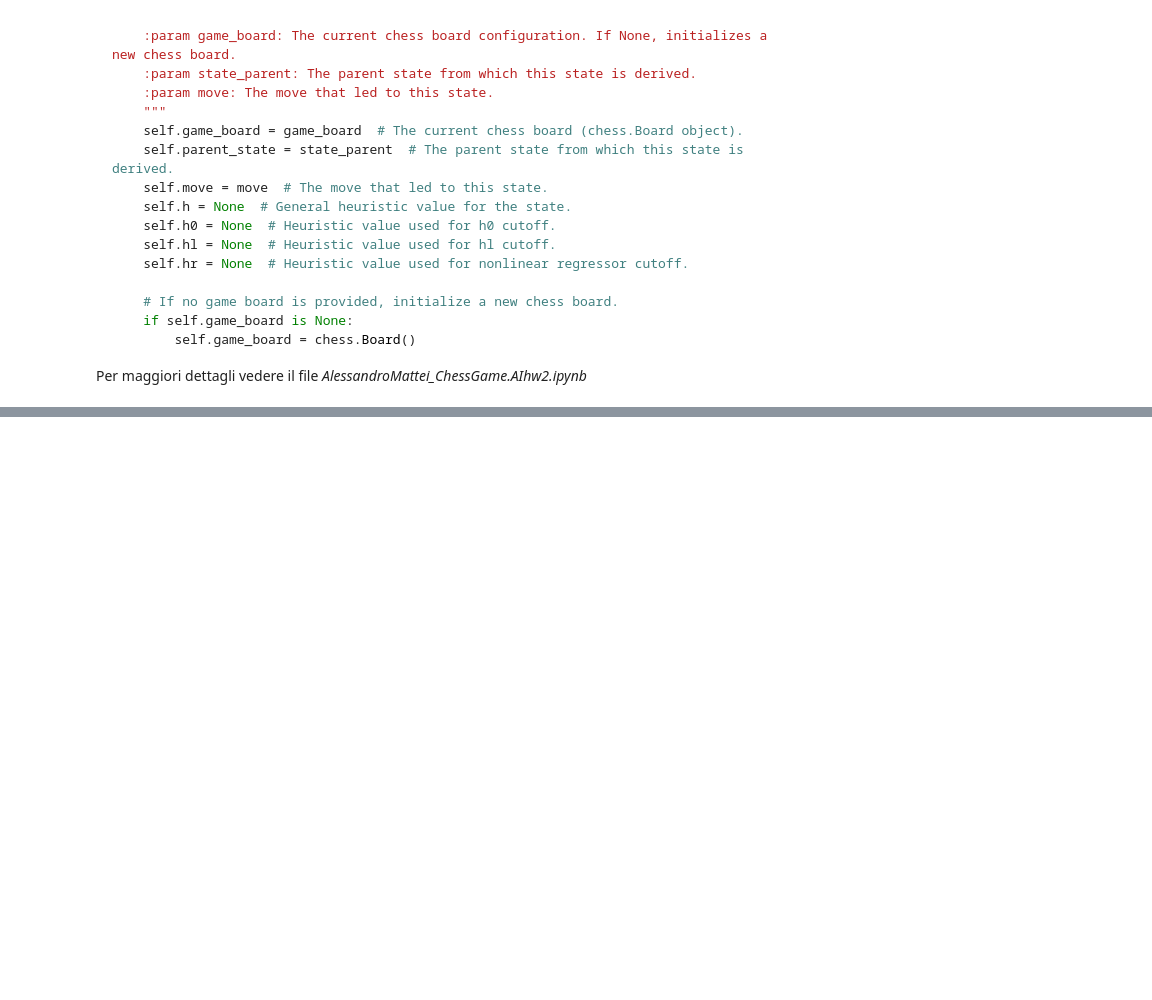
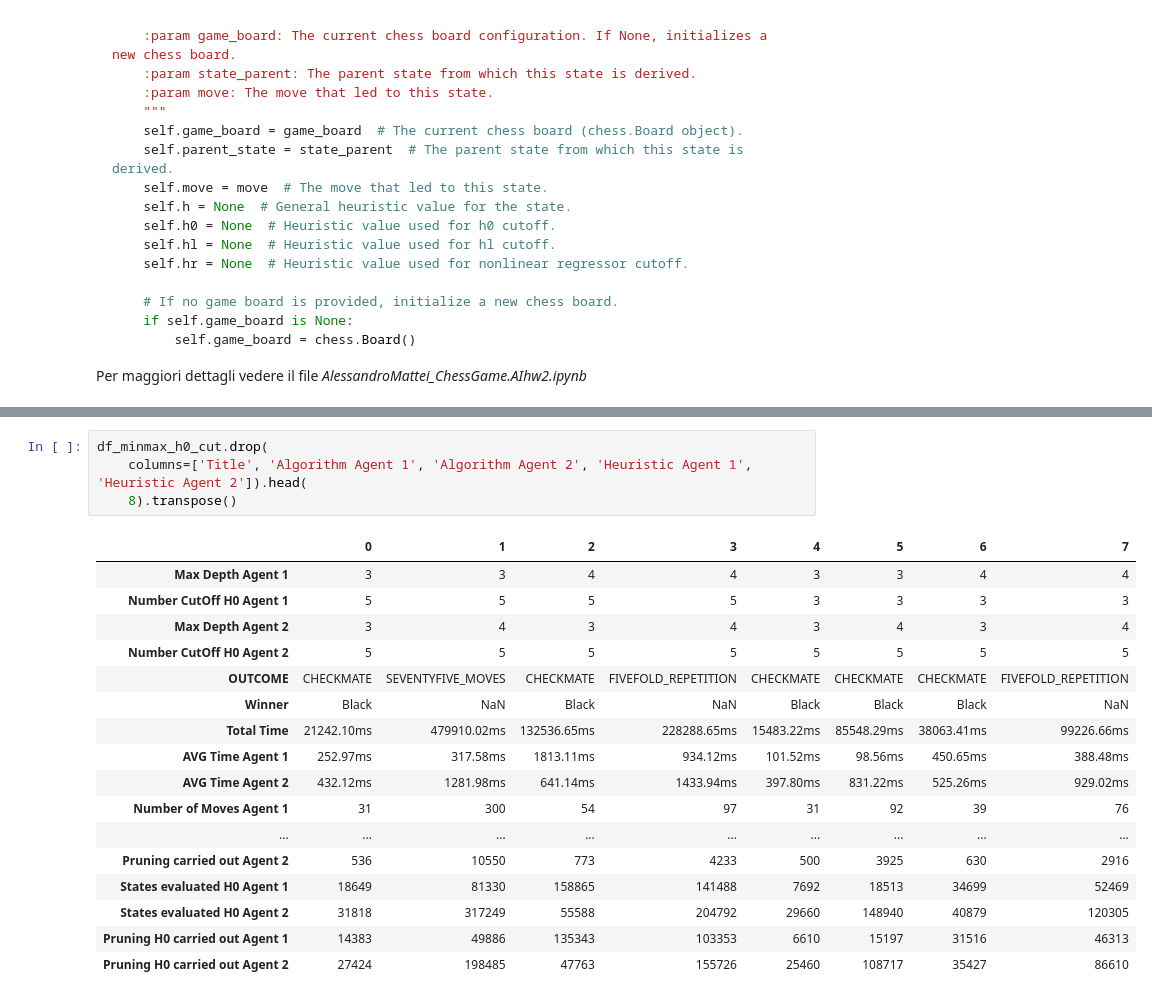
Before and after one commit to Alemato/ai_homeworks, a Jupyter notebook: homework2/AlessandroMattei_Report_IT.AIhw2.ipynb, the cells around one changed output, grey strips where cells are left out. Drawn from its saved outputs; the diff is of its cells as text; blank space fills up the shorter version.

```diff
--- a/homework2/AlessandroMattei_Report_IT.AIhw2.ipynb
+++ b/homework2/AlessandroMattei_Report_IT.AIhw2.ipynb
@@ -945,0 +999,22 @@ I test sono stati effettuati su un mini-pc con le seguenti caratteristiche:
+# %%
+df_minmax_h0_cut.drop(
+    columns=['Title', 'Algorithm Agent 1', 'Algorithm Agent 2', 'Heuristic Agent 1', 'Heuristic Agent 2']).head(
+    8).transpose()
+# %% [output]
+|  | 0 | 1 | 2 | 3 | 4 | 5 | 6 | 7 |
+| Max Depth Agent 1 | 3 | 3 | 4 | 4 | 3 | 3 | 4 | 4 |
+| Number CutOff H0 Agent 1 | 5 | 5 | 5 | 5 | 3 | 3 | 3 | 3 |
+| Max Depth Agent 2 | 3 | 4 | 3 | 4 | 3 | 4 | 3 | 4 |
+| Number CutOff H0 Agent 2 | 5 | 5 | 5 | 5 | 5 | 5 | 5 | 5 |
+| OUTCOME | CHECKMATE | SEVENTYFIVE_MOVES | CHECKMATE | FIVEFOLD_REPETITION | CHECKMATE | CHECKMATE | CHECKMATE | FIVEFOLD_REPETITION |
+| Winner | Black | NaN | Black | NaN | Black | Black | Black | NaN |
+| Total Time | 21242.10ms | 479910.02ms | 132536.65ms | 228288.65ms | 15483.22ms | 85548.29ms | 38063.41ms | 99226.66ms |
+| AVG Time Agent 1 | 252.97ms | 317.58ms | 1813.11ms | 934.12ms | 101.52ms | 98.56ms | 450.65ms | 388.48ms |
+| AVG Time Agent 2 | 432.12ms | 1281.98ms | 641.14ms | 1433.94ms | 397.80ms | 831.22ms | 525.26ms | 929.02ms |
+| Number of Moves Agent 1 | 31 | 300 | 54 | 97 | 31 | 92 | 39 | 76 |
+| ... | ... | ... | ... | ... | ... | ... | ... | ... |
+| Pruning carried out Agent 2 | 536 | 10550 | 773 | 4233 | 500 | 3925 | 630 | 2916 |
+| States evaluated H0 Agent 1 | 18649 | 81330 | 158865 | 141488 | 7692 | 18513 | 34699 | 52469 |
+| States evaluated H0 Agent 2 | 31818 | 317249 | 55588 | 204792 | 29660 | 148940 | 40879 | 120305 |
+| Pruning H0 carried out Agent 1 | 14383 | 49886 | 135343 | 103353 | 6610 | 15197 | 31516 | 46313 |
+| Pruning H0 carried out Agent 2 | 27424 | 198485 | 47763 | 155726 | 25460 | 108717 | 35427 | 86610 |
```
Also changed, not shown: parts of 39 cells of this notebook, 27 other files.
